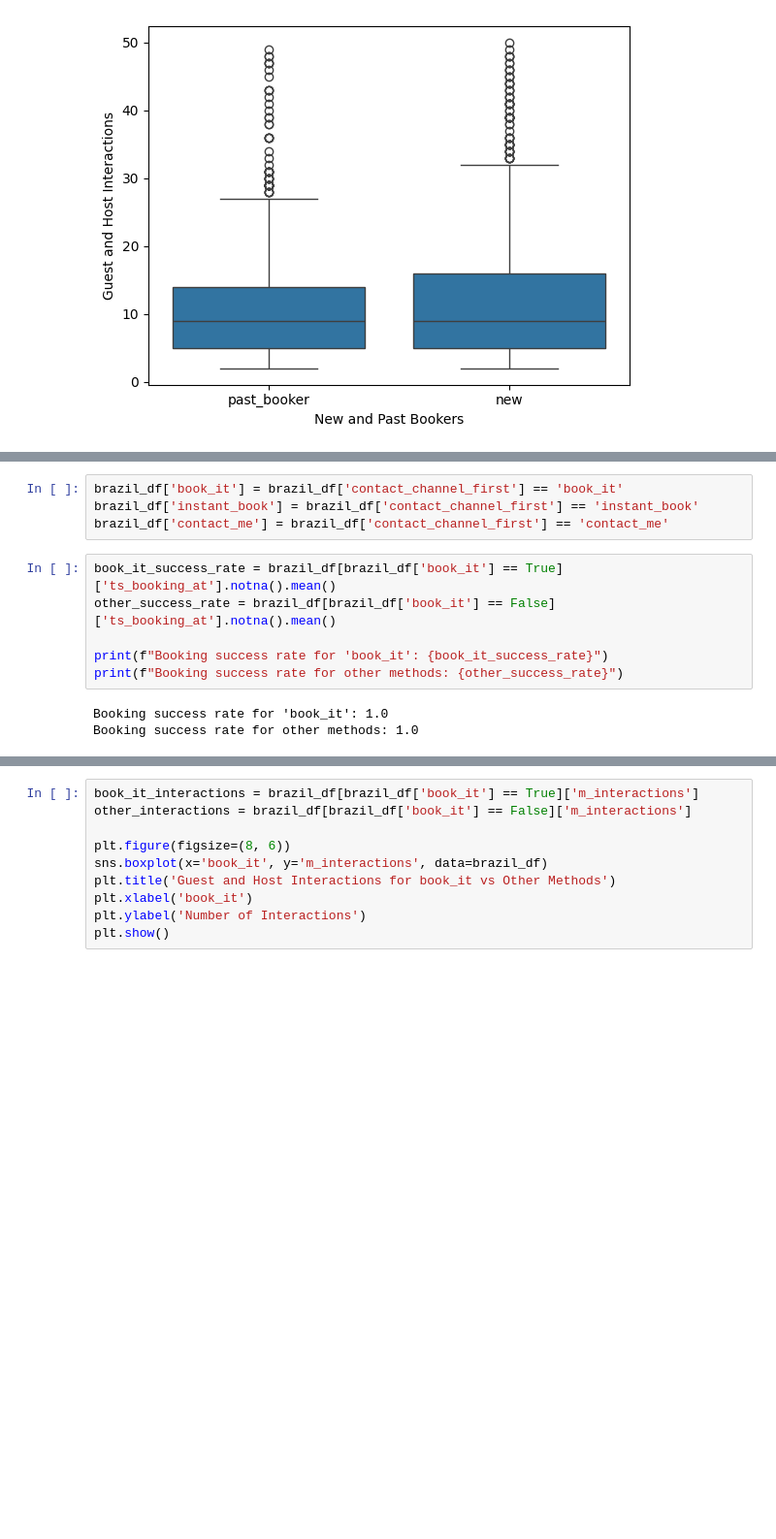
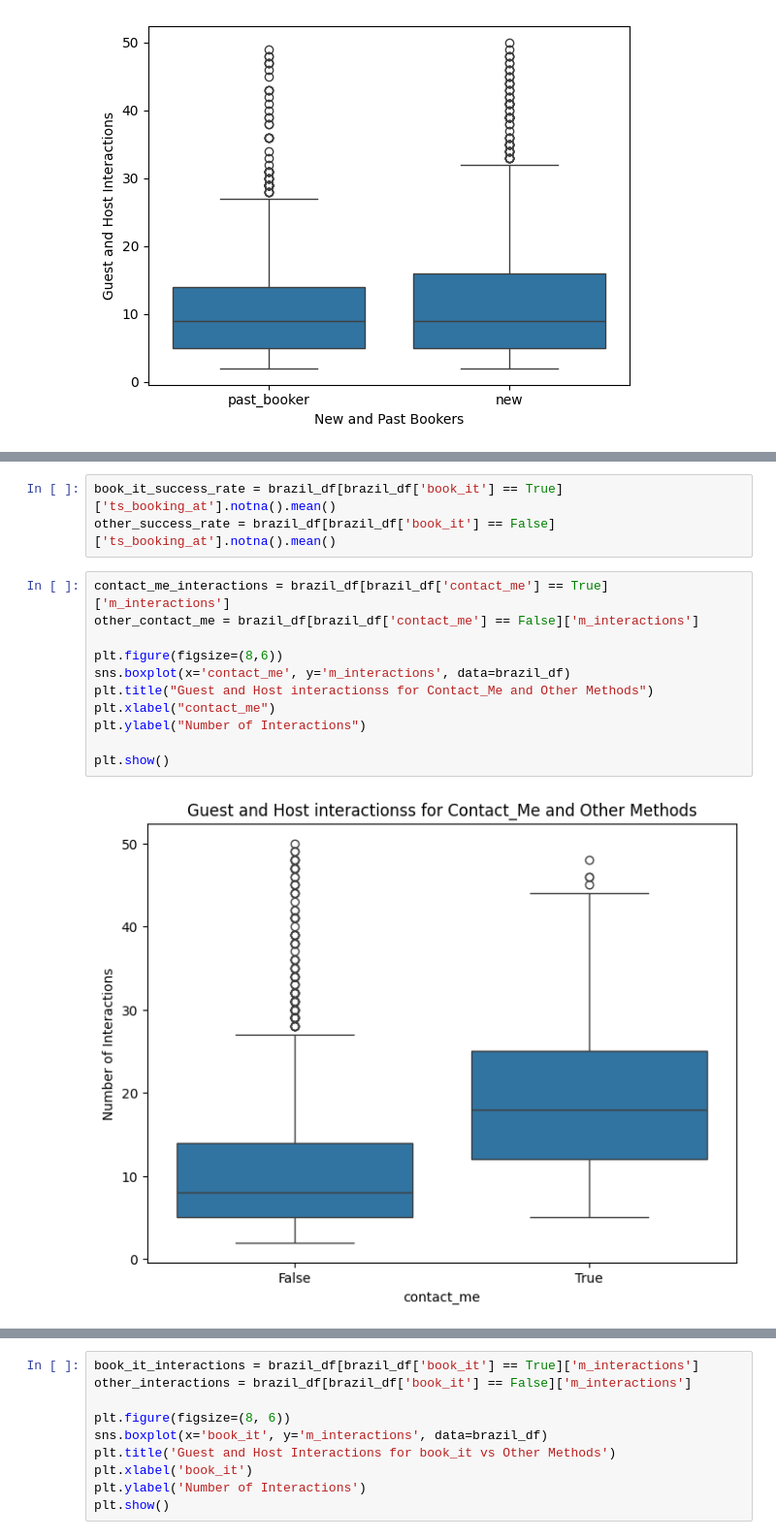
Before and after one commit to IsaacGA123/Airbnb-analysis, a Jupyter notebook: takehomefile.ipynb, the cells around one changed output, grey strips where cells are left out. Shown at 97% size. Saved outputs shown, nothing was run; the diff lists cells and outputs as text; blank space fills up the shorter version.

```diff
--- a/takehomefile.ipynb
+++ b/takehomefile.ipynb
@@ -354,16 +380,19 @@ fig = px.histogram(brazil_df, x='listing_neighborhood', y='total_reviews',
 fig.show()
 # %% [output]
 [interactive output not drawn]
-# %%
-brazil_df['book_it'] = brazil_df['contact_channel_first'] == 'book_it'
-brazil_df['instant_book'] = brazil_df['contact_channel_first'] == 'instant_book'
-brazil_df['contact_me'] = brazil_df['contact_channel_first'] == 'contact_me'
 # %%
 book_it_success_rate = brazil_df[brazil_df['book_it'] == True]['ts_booking_at'].notna().mean()
 other_success_rate = brazil_df[brazil_df['book_it'] == False]['ts_booking_at'].notna().mean()
-
-print(f"Booking success rate for 'book_it': {book_it_success_rate}")
-print(f"Booking success rate for other methods: {other_success_rate}")
-# %% [output]
-Booking success rate for 'book_it': 1.0
-Booking success rate for other methods: 1.0
+# %%
+contact_me_interactions = brazil_df[brazil_df['contact_me'] == True]['m_interactions']
+other_contact_me = brazil_df[brazil_df['contact_me'] == False]['m_interactions']
+
+plt.figure(figsize=(8,6))
+sns.boxplot(x='contact_me', y='m_interactions', data=brazil_df)
+plt.title("Guest and Host interactionss for Contact_Me and Other Methods")
+plt.xlabel("contact_me")
+plt.ylabel("Number of Interactions")
+
+plt.show()
+# %% [output]
+[figure, added]
```
Also changed, not shown: parts of 17 cells of this notebook.
